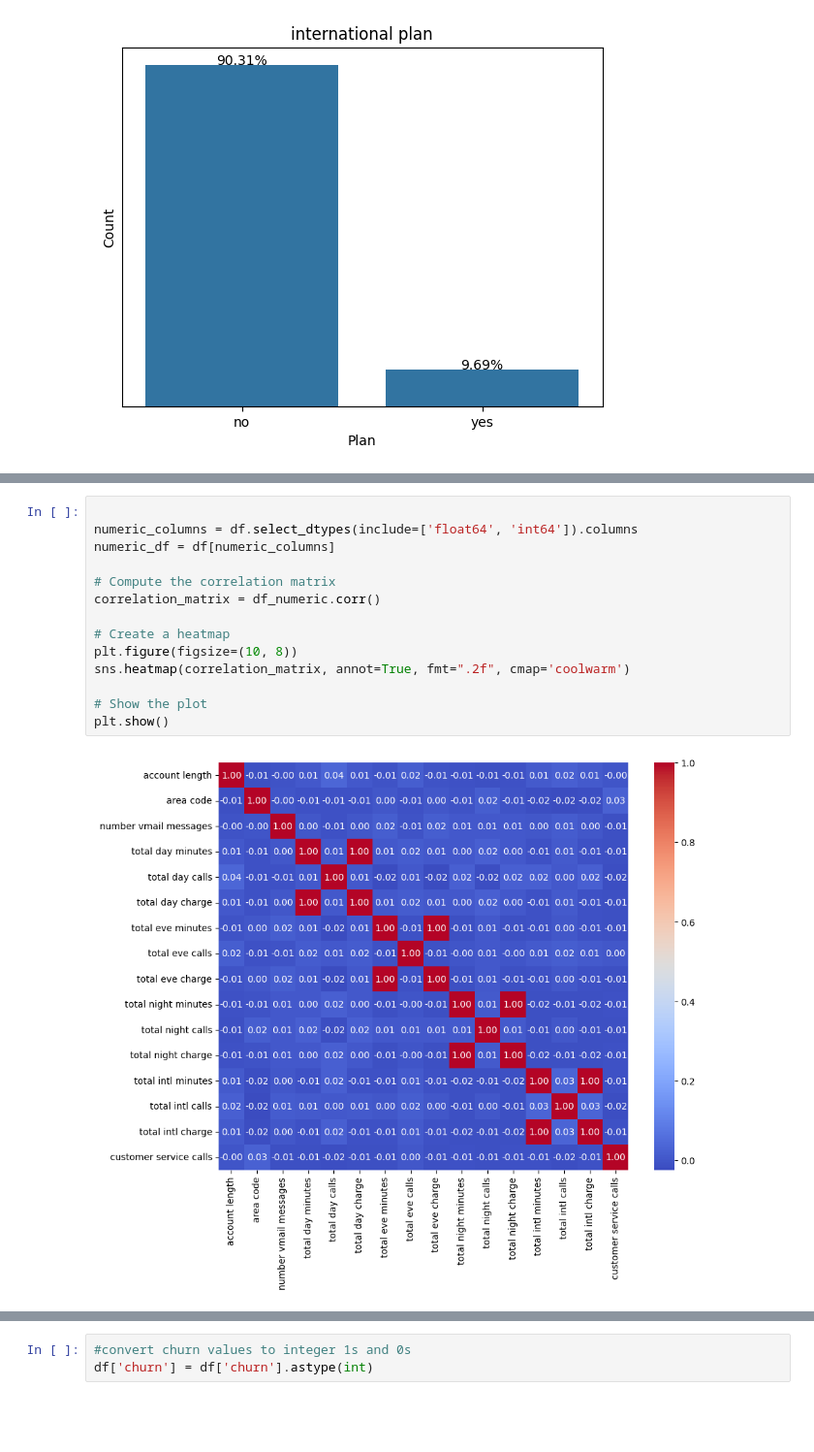
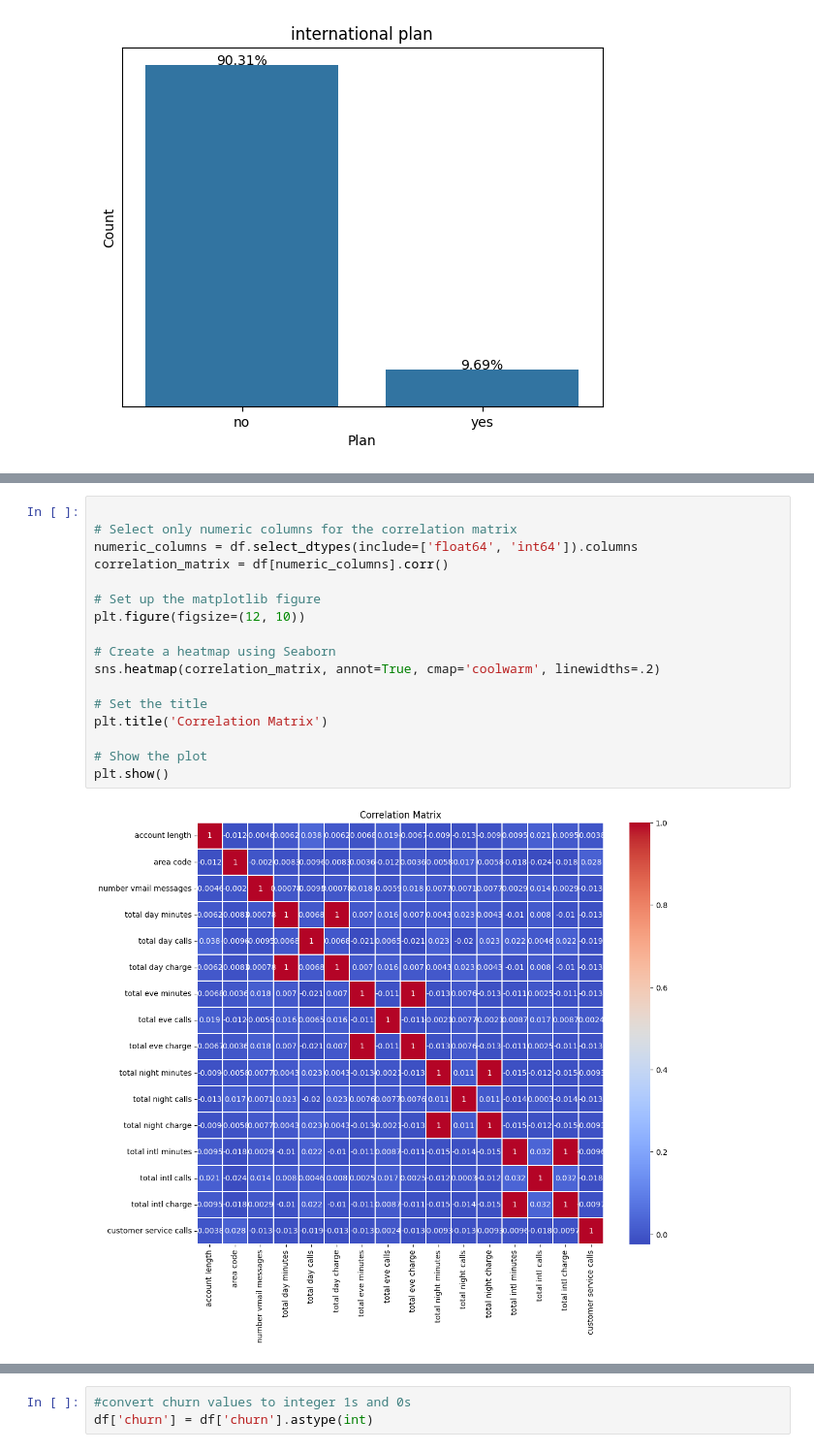
Before and after one commit to cynthiajepkogei/project-phase-3, a Jupyter notebook: notebook.ipynb, the cells around one changed output, grey strips where cells are left out. Shown: that part at 97% size. Saved outputs shown, nothing was run; the diff lists cells and outputs as text; blank space fills up the shorter version.

```diff
--- a/notebook.ipynb
+++ b/notebook.ipynb
@@ -261,16 +347,19 @@ plt.show()
 # %%
 
+# Select only numeric columns for the correlation matrix
 numeric_columns = df.select_dtypes(include=['float64', 'int64']).columns
-numeric_df = df[numeric_columns]
+correlation_matrix = df[numeric_columns].corr()
 
-# Compute the correlation matrix
-correlation_matrix = df_numeric.corr()
+# Set up the matplotlib figure
+plt.figure(figsize=(12, 10))
 
-# Create a heatmap
-plt.figure(figsize=(10, 8))
-sns.heatmap(correlation_matrix, annot=True, fmt=".2f", cmap='coolwarm')
+# Create a heatmap using Seaborn
+sns.heatmap(correlation_matrix, annot=True, cmap='coolwarm', linewidths=.2)
+
+# Set the title
+plt.title('Correlation Matrix')
 
 # Show the plot
 plt.show()
 # %% [output]
-[figure, old version]
+[figure, new version]
```
Also changed, not shown: parts of 32 cells of this notebook.
